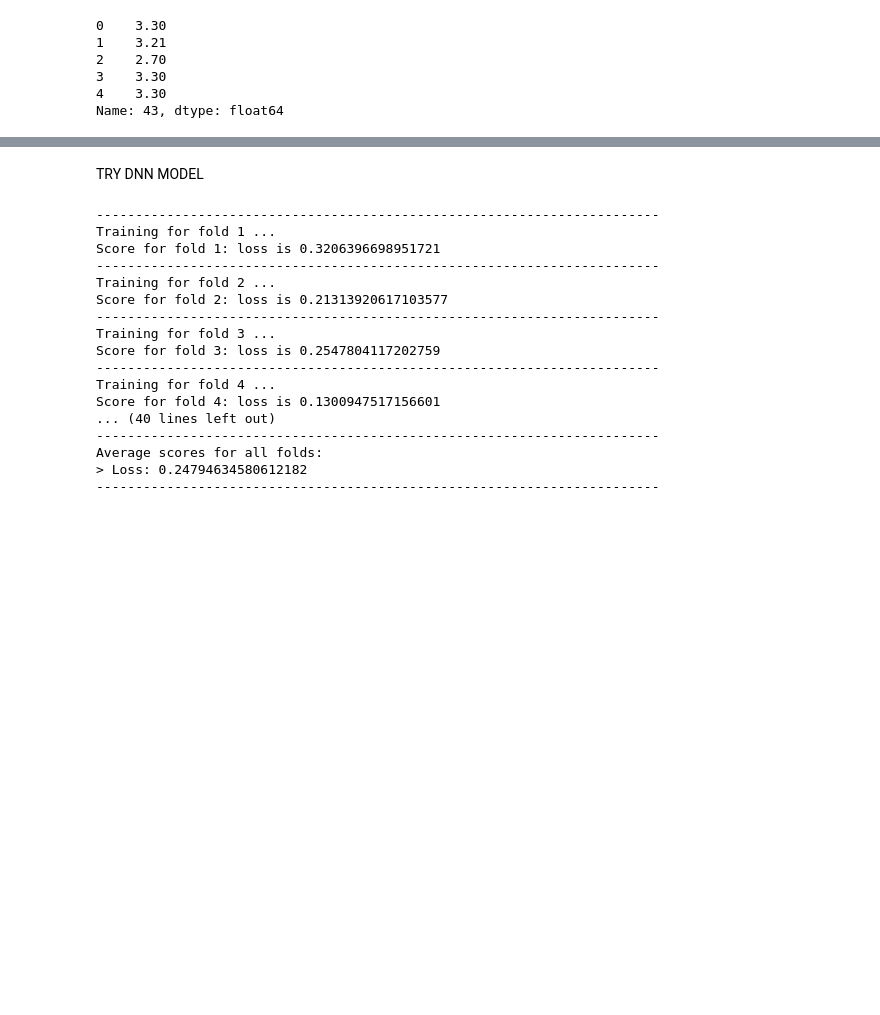
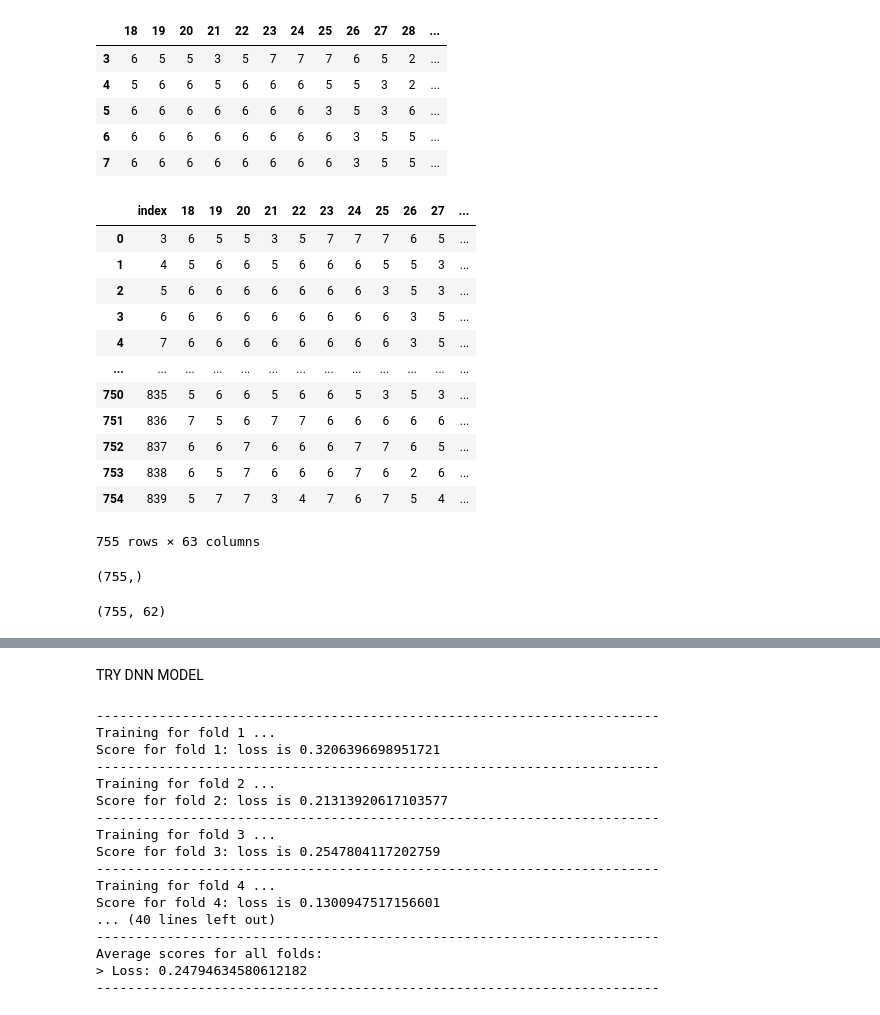
Before and after one commit to ayanoglu/OrtalamaTahmin, a Jupyter notebook: REDGPAmain.ipynb, the cells around one changed output, grey strips where cells are left out. Drawn from its saved outputs; the diff is of its cells as text; code cells hidden in the pictures; blank space fills up the shorter version.

```diff
--- a/REDGPAmain.ipynb
+++ b/REDGPAmain.ipynb
@@ -84,0 +48,2 @@ I am not sure if we should normalize at this point. Doesnt seem necessary.
+# %%
+DF1 = DF.iloc[3:,18:80]
@@ -84,0 +75,2 @@ I am not sure if we should normalize at this point. Doesnt seem necessary.
+# %%
+DF2 = DF1.dropna(axis=0)
@@ -84,0 +100,2 @@ I am not sure if we should normalize at this point. Doesnt seem necessary.
+# %%
+DF3 = DF2.apply(pd.to_numeric, errors='coerce')
@@ -84,0 +106,2 @@ I am not sure if we should normalize at this point. Doesnt seem necessary.
+# %%
+DF4 = DF3.dropna(axis=0)
@@ -85,9 +134,9 @@ I am not sure if we should normalize at this point. Doesnt seem necessary.
 # %%
-y.head()
+DF4.head()
 # %% [output]
-0    3.30
-1    3.21
-2    2.70
-3    3.30
-4    3.30
-Name: 43, dtype: float64
+|  | 18 | 19 | 20 | 21 | 22 | 23 | 24 | 25 | 26 | 27 | 28 | ... |
+| 3 | 6 | 5 | 5 | 3 | 5 | 7 | 7 | 7 | 6 | 5 | 2 | ... |
+| 4 | 5 | 6 | 6 | 5 | 6 | 6 | 6 | 5 | 5 | 3 | 2 | ... |
+| 5 | 6 | 6 | 6 | 6 | 6 | 6 | 6 | 3 | 5 | 3 | 6 | ... |
+| 6 | 6 | 6 | 6 | 6 | 6 | 6 | 6 | 6 | 3 | 5 | 5 | ... |
+| 7 | 6 | 6 | 6 | 6 | 6 | 6 | 6 | 6 | 3 | 5 | 5 | ... |
@@ -93,0 +147,16 @@ Name: 43, dtype: float64
+# %%
+DF4.reset_index()
+# %% [output]
+|  | index | 18 | 19 | 20 | 21 | 22 | 23 | 24 | 25 | 26 | 27 | ... |
+| 0 | 3 | 6 | 5 | 5 | 3 | 5 | 7 | 7 | 7 | 6 | 5 | ... |
+| 1 | 4 | 5 | 6 | 6 | 5 | 6 | 6 | 6 | 5 | 5 | 3 | ... |
+| 2 | 5 | 6 | 6 | 6 | 6 | 6 | 6 | 6 | 3 | 5 | 3 | ... |
+| 3 | 6 | 6 | 6 | 6 | 6 | 6 | 6 | 6 | 6 | 3 | 5 | ... |
+| 4 | 7 | 6 | 6 | 6 | 6 | 6 | 6 | 6 | 6 | 3 | 5 | ... |
+| ... | ... | ... | ... | ... | ... | ... | ... | ... | ... | ... | ... | ... |
+| 750 | 835 | 5 | 6 | 6 | 5 | 6 | 6 | 5 | 3 | 5 | 3 | ... |
+| 751 | 836 | 7 | 5 | 6 | 7 | 7 | 6 | 6 | 6 | 6 | 6 | ... |
+| 752 | 837 | 6 | 6 | 7 | 6 | 6 | 6 | 7 | 7 | 6 | 5 | ... |
+| 753 | 838 | 6 | 5 | 7 | 6 | 6 | 6 | 7 | 6 | 2 | 6 | ... |
+| 754 | 839 | 5 | 7 | 7 | 3 | 4 | 7 | 6 | 7 | 5 | 4 | ... |
+755 rows × 63 columns
@@ -93,0 +171,8 @@ Name: 43, dtype: float64
+# %%
+GPA.shape
+# %% [output]
+(755,)
+# %%
+DF4.shape
+# %% [output]
+(755, 62)
```
Also changed, not shown: parts of 48 cells of this notebook.
